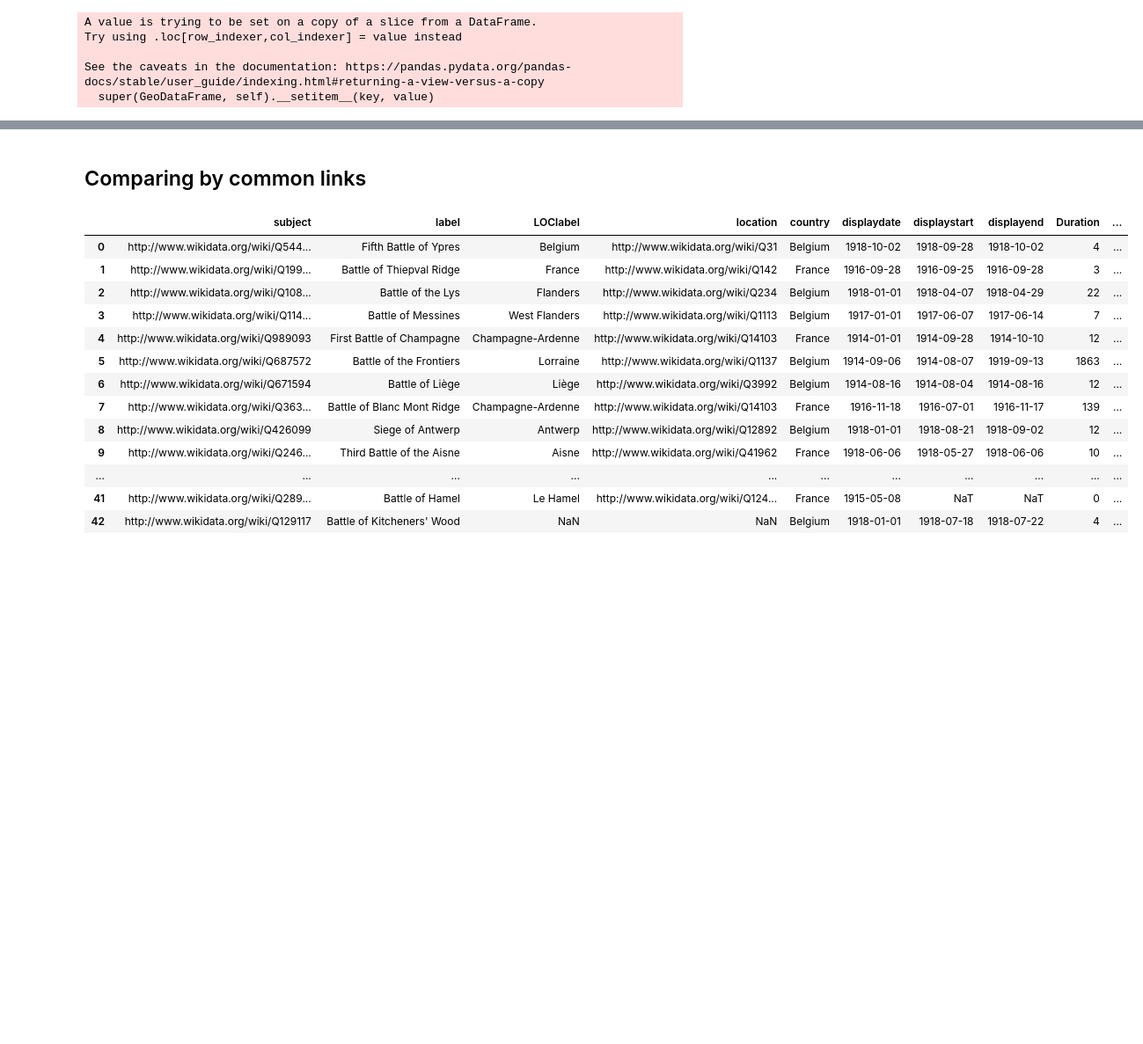
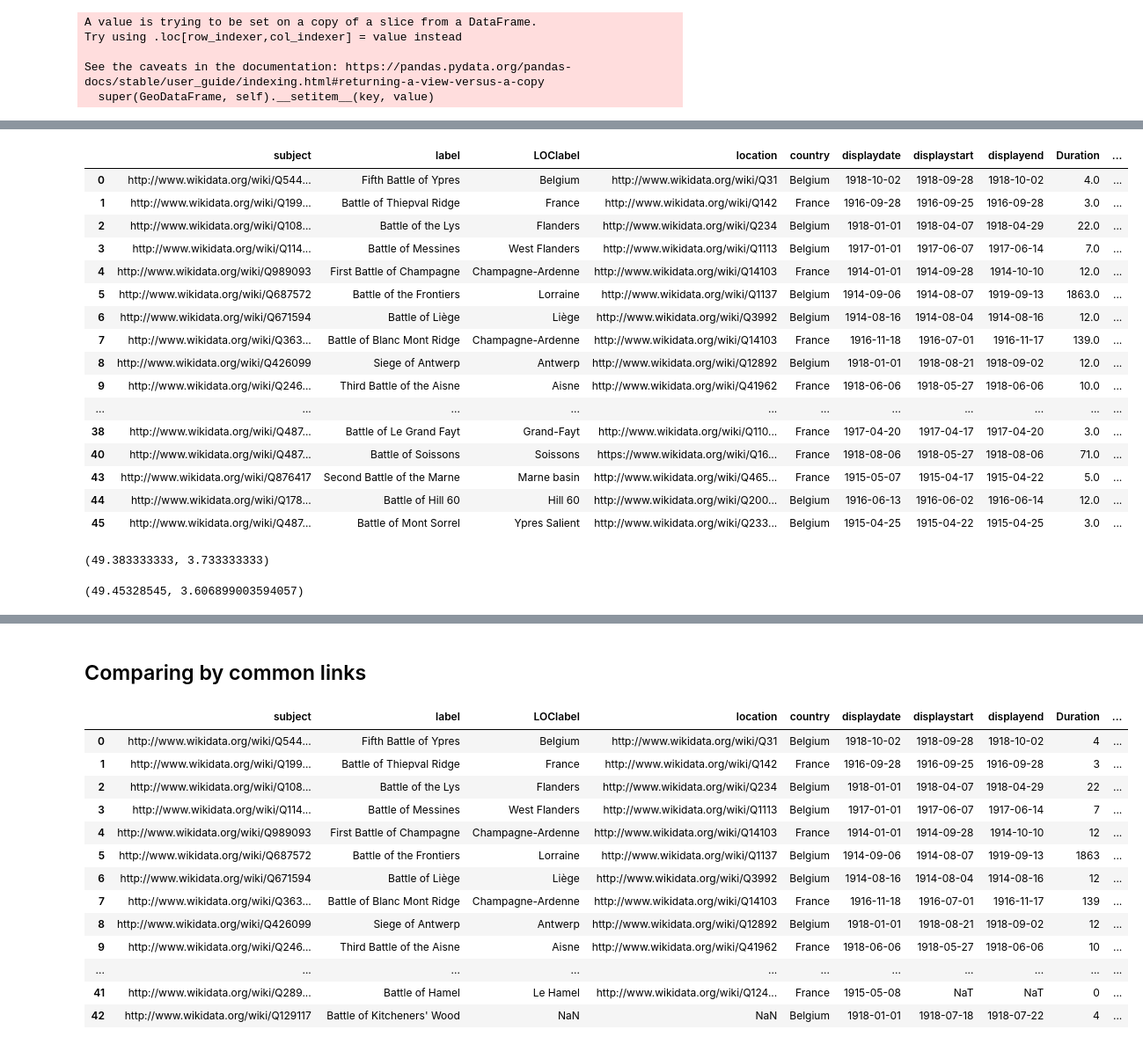
Before and after one commit to farikarimi/dhh21_spacewars_german_data, a Jupyter notebook: Untitled.ipynb, the cells around one changed output, grey strips where cells are left out. Shown at 88% size. Drawn from its saved outputs; the diff is of its cells as text; code cells hidden in the pictures; blank space fills up the shorter version.

```diff
--- a/Untitled.ipynb
+++ b/Untitled.ipynb
@@ -118,3 +134,42 @@ westfront
 | 43 | http://www.wikidata.org/wiki/Q876417 | Second Battle of the Marne | Marne basin | http://www.wikidata.org/wiki/Q465... | France | 1915-05-07 | 1915-04-17 | 1915-04-22 | 5 | ... |
 | 44 | http://www.wikidata.org/wiki/Q178... | Battle of Hill 60 | Hill 60 | http://www.wikidata.org/wiki/Q200... | Belgium | 1916-06-13 | 1916-06-02 | 1916-06-14 | 12 | ... |
 | 45 | http://www.wikidata.org/wiki/Q487... | Battle of Mont Sorrel | Ypres Salient | http://www.wikidata.org/wiki/Q233... | Belgium | 1915-04-25 | 1915-04-22 | 1915-04-25 | 3 | ... |
+# %%
+def get_distance(point_a, point_b, metric='km'):
+    """
+    """
+    if metric == 'km':
+        dis = distance.distance(point_a, point_b).km
+    else:
+        dis = distance.distance(point_a, point_b).miles
+
+    return dis
+# %%
+metric = 'km'
+radius = 60
+# %%
+for point in tqdm(geo_df['geometry'].unique()):
+#     print(point)
+    # only keeps going if there are still some battle that are not
+    # inside a spatial entity radius
+    unselected_battles = westfront[westfront['is_in_radius'] == False]
+    if not unselected_battles.empty:
+
+        point_a = (point.y, point.x)
+        series_distance = []
+        for battlepoint in unselected_battles['geometry']:
+#             print(battlepoint.y)
+            point_b = (battlepoint.y, battlepoint.x)
+            dis = get_distance(point_a, point_b, metric=metric)
+#             if dis <= radius:
+#                 print(dis)
+            series_distance.append(dis)
+        unselected_battles['radius_distance'] = series_distance
+        unselected_battles.loc[unselected_battles['radius_distance'] <= radius, 'is_in_radius'] = True
+#         if not within_radius.empty:
+#         print(unselected_battles[unselected_battles['is_in_radius'] == True])
+
+        westfront.update(unselected_battles)
+
+    else:
+        break
@@ -120,0 +194,20 @@ westfront
+# %%
+westfront
+# %% [output]
+|  | subject | label | LOClabel | location | country | displaydate | displaystart | displayend | Duration | ... |
+| 0 | http://www.wikidata.org/wiki/Q544... | Fifth Battle of Ypres | Belgium | http://www.wikidata.org/wiki/Q31 | Belgium | 1918-10-02 | 1918-09-28 | 1918-10-02 | 4.0 | ... |
+| 1 | http://www.wikidata.org/wiki/Q199... | Battle of Thiepval Ridge | France | http://www.wikidata.org/wiki/Q142 | France | 1916-09-28 | 1916-09-25 | 1916-09-28 | 3.0 | ... |
+| 2 | http://www.wikidata.org/wiki/Q108... | Battle of the Lys | Flanders | http://www.wikidata.org/wiki/Q234 | Belgium | 1918-01-01 | 1918-04-07 | 1918-04-29 | 22.0 | ... |
+| 3 | http://www.wikidata.org/wiki/Q114... | Battle of Messines | West Flanders | http://www.wikidata.org/wiki/Q1113 | Belgium | 1917-01-01 | 1917-06-07 | 1917-06-14 | 7.0 | ... |
+| 4 | http://www.wikidata.org/wiki/Q989093 | First Battle of Champagne | Champagne-Ardenne | http://www.wikidata.org/wiki/Q14103 | France | 1914-01-01 | 1914-09-28 | 1914-10-10 | 12.0 | ... |
+| 5 | http://www.wikidata.org/wiki/Q687572 | Battle of the Frontiers | Lorraine | http://www.wikidata.org/wiki/Q1137 | Belgium | 1914-09-06 | 1914-08-07 | 1919-09-13 | 1863.0 | ... |
+| 6 | http://www.wikidata.org/wiki/Q671594 | Battle of Liège | Liège | http://www.wikidata.org/wiki/Q3992 | Belgium | 1914-08-16 | 1914-08-04 | 1914-08-16 | 12.0 | ... |
+| 7 | http://www.wikidata.org/wiki/Q363... | Battle of Blanc Mont Ridge | Champagne-Ardenne | http://www.wikidata.org/wiki/Q14103 | France | 1916-11-18 | 1916-07-01 | 1916-11-17 | 139.0 | ... |
+| 8 | http://www.wikidata.org/wiki/Q426099 | Siege of Antwerp | Antwerp | http://www.wikidata.org/wiki/Q12892 | Belgium | 1918-01-01 | 1918-08-21 | 1918-09-02 | 12.0 | ... |
+| 9 | http://www.wikidata.org/wiki/Q246... | Third Battle of the Aisne | Aisne | http://www.wikidata.org/wiki/Q41962 | France | 1918-06-06 | 1918-05-27 | 1918-06-06 | 10.0 | ... |
+| ... | ... | ... | ... | ... | ... | ... | ... | ... | ... | ... |
+| 38 | http://www.wikidata.org/wiki/Q487... | Battle of Le Grand Fayt | Grand-Fayt | http://www.wikidata.org/wiki/Q110... | France | 1917-04-20 | 1917-04-17 | 1917-04-20 | 3.0 | ... |
+| 40 | http://www.wikidata.org/wiki/Q487... | Battle of Soissons | Soissons | https://www.wikidata.org/wiki/Q16... | France | 1918-08-06 | 1918-05-27 | 1918-08-06 | 71.0 | ... |
+| 43 | http://www.wikidata.org/wiki/Q876417 | Second Battle of the Marne | Marne basin | http://www.wikidata.org/wiki/Q465... | France | 1915-05-07 | 1915-04-17 | 1915-04-22 | 5.0 | ... |
+| 44 | http://www.wikidata.org/wiki/Q178... | Battle of Hill 60 | Hill 60 | http://www.wikidata.org/wiki/Q200... | Belgium | 1916-06-13 | 1916-06-02 | 1916-06-14 | 12.0 | ... |
+| 45 | http://www.wikidata.org/wiki/Q487... | Battle of Mont Sorrel | Ypres Salient | http://www.wikidata.org/wiki/Q233... | Belgium | 1915-04-25 | 1915-04-22 | 1915-04-25 | 3.0 | ... |
@@ -120,0 +219,9 @@ westfront
+# %%
+test_point
+# %% [output]
+(49.383333333, 3.733333333)
+# %%
+ttp = (list_points.loc[73265].y, list_points.loc[73265].x)
+ttp
+# %% [output]
+(49.45328545, 3.606899003594057)
```
Also changed, not shown: parts of 11 cells of this notebook, 2 other files.
